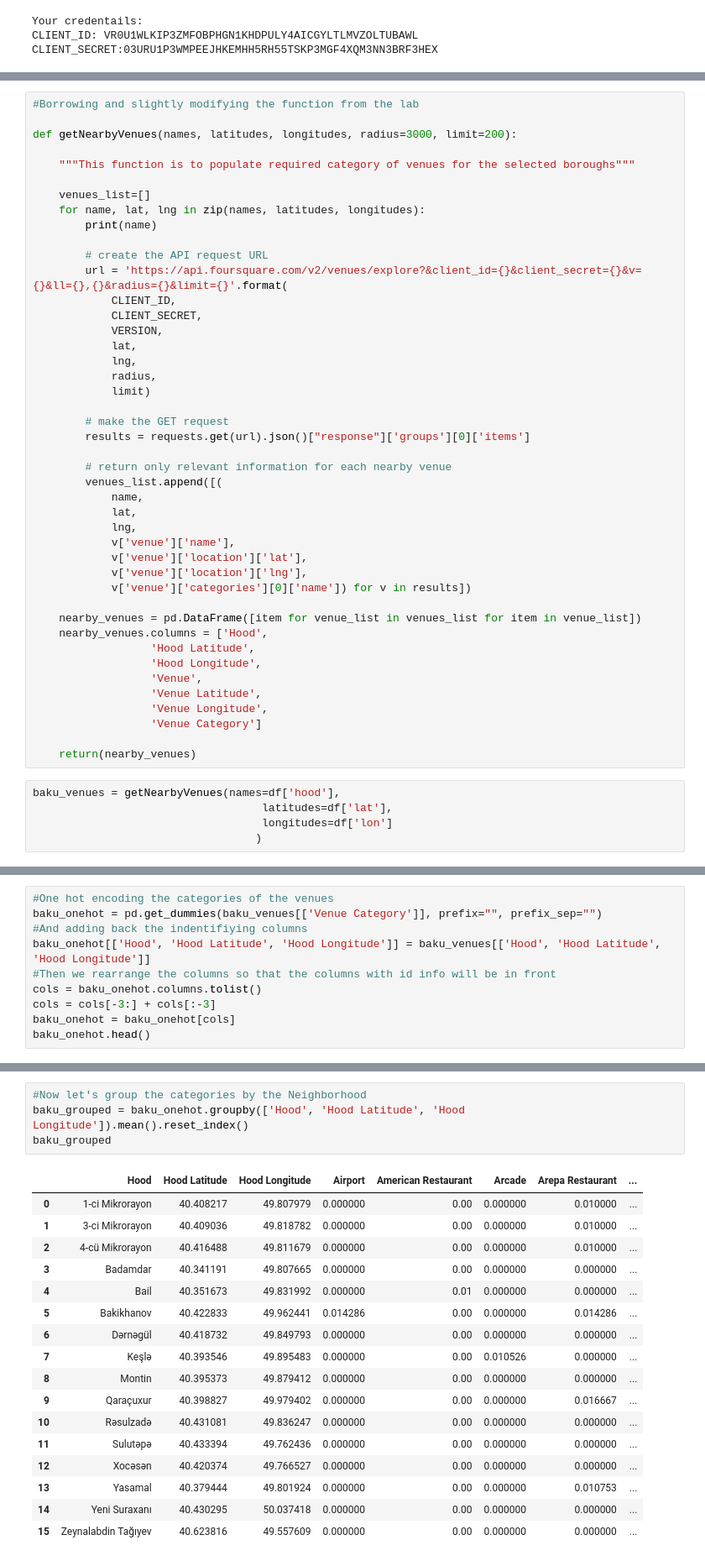
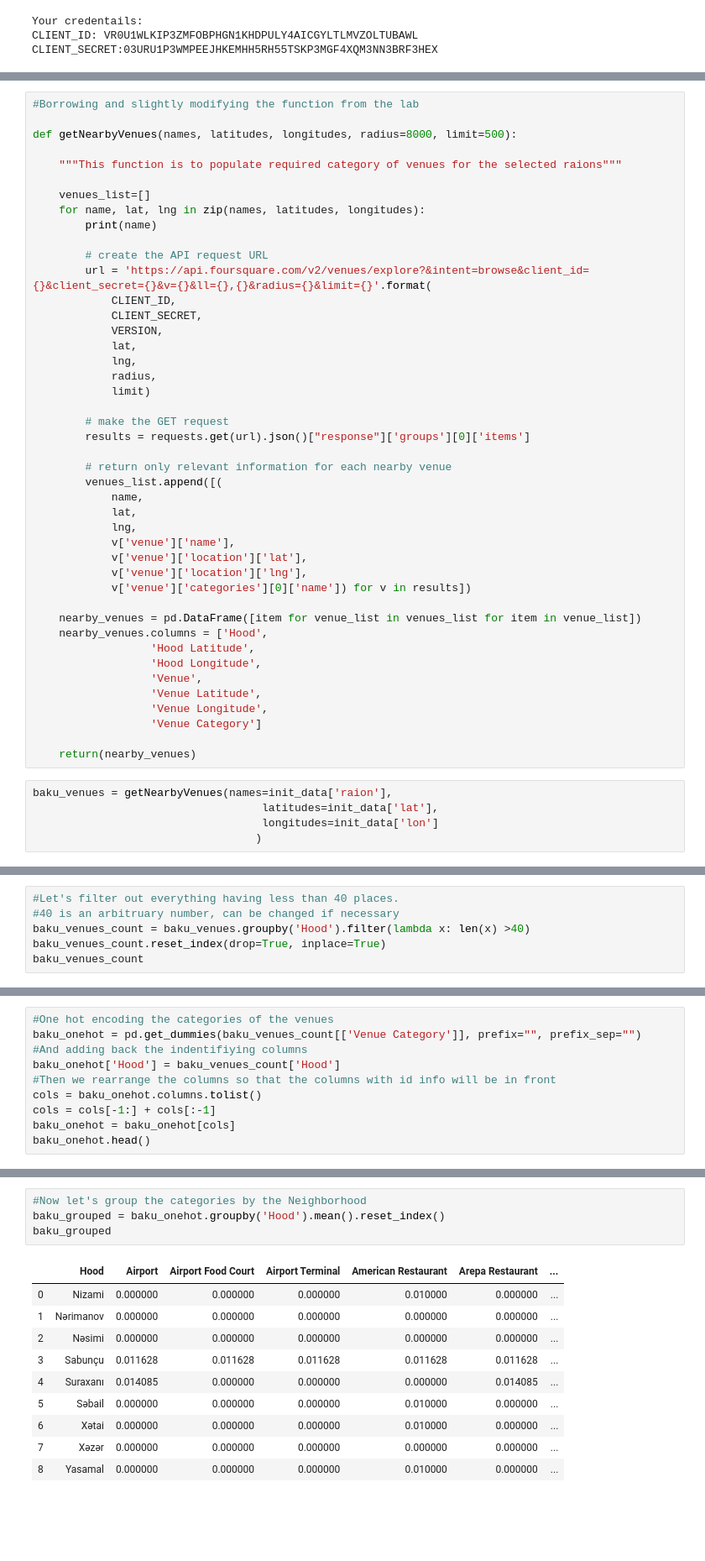
Before and after one commit to zlobendog/Coursera_Capstone, a Jupyter notebook: Battle of Neighborhoods.ipynb, the cells around one changed output, grey strips where cells are left out. Shown at 84% size. Saved outputs shown, nothing was run; the diff lists cells and outputs as text; blank space fills up the shorter version.

```diff
--- a/Battle of Neighborhoods.ipynb
+++ b/Battle of Neighborhoods.ipynb
@@ -171,16 +234,16 @@ def get_category_type(row):
 # %%
 #Borrowing and slightly modifying the function from the lab
 
-def getNearbyVenues(names, latitudes, longitudes, radius=3000, limit=200):
+def getNearbyVenues(names, latitudes, longitudes, radius=8000, limit=500):
 
-    """This function is to populate required category of venues for the selected boroughs"""
+    """This function is to populate required category of venues for the selected raions"""
 
     venues_list=[]
     for name, lat, lng in zip(names, latitudes, longitudes):
         print(name)
 
         # create the API request URL
-        url = 'https://api.foursquare.com/v2/venues/explore?&client_id={}&client_secret={}&v={}&ll={},{}&radius={}&limit={}'.format(
+        url = 'https://api.foursquare.com/v2/venues/explore?&intent=browse&client_id={}&client_secret={}&v={}&ll={},{}&radius={}&limit={}'.format(
             CLIENT_ID,
             CLIENT_SECRET,
             VERSION,
@@ -213,8 +276,8 @@ def getNearbyVenues(names, latitudes, longitudes, radius=3000, limit=200):
 
     return(nearby_venues)
 # %%
-baku_venues = getNearbyVenues(names=df['hood'],
-                                   latitudes=df['lat'],
-                                   longitudes=df['lon']
+baku_venues = getNearbyVenues(names=init_data['raion'],
+                                   latitudes=init_data['lat'],
+                                   longitudes=init_data['lon']
                                   )
 # %% [output]
@@ -266,0 +327,6 @@ baku_venues.groupby('Hood').count()
+# %%
+#Let's filter out everything having less than 40 places.
+#40 is an arbitruary number, can be changed if necessary
+baku_venues_count = baku_venues.groupby('Hood').filter(lambda x: len(x) >40)
+baku_venues_count.reset_index(drop=True, inplace=True)
+baku_venues_count
@@ -271,11 +359,11 @@ There are 150 uniques categories.
 # %%
 #One hot encoding the categories of the venues
-baku_onehot = pd.get_dummies(baku_venues[['Venue Category']], prefix="", prefix_sep="")
+baku_onehot = pd.get_dummies(baku_venues_count[['Venue Category']], prefix="", prefix_sep="")
 #And adding back the indentifiying columns
-baku_onehot[['Hood', 'Hood Latitude', 'Hood Longitude']] = baku_venues[['Hood', 'Hood Latitude', 'Hood Longitude']]
+baku_onehot['Hood'] = baku_venues_count['Hood']
 #Then we rearrange the columns so that the columns with id info will be in front
 cols = baku_onehot.columns.tolist()
-cols = cols[-3:] + cols[:-3]
+cols = cols[-1:] + cols[:-1]
 baku_onehot = baku_onehot[cols]
 baku_onehot.head()
 # %% [output]
@@ -289,22 +377,15 @@ baku_onehot.head()
 # %%
 #Now let's group the categories by the Neighborhood
-baku_grouped = baku_onehot.groupby(['Hood', 'Hood Latitude', 'Hood Longitude']).mean().reset_index()
+baku_grouped = baku_onehot.groupby('Hood').mean().reset_index()
 baku_grouped
 # %% [output]
-|  | Hood | Hood Latitude | Hood Longitude | Airport | American Restaurant | Arcade | Arepa Restaurant | ... |
-| 0 | 1-ci Mikrorayon | 40.408217 | 49.807979 | 0.000000 | 0.00 | 0.000000 | 0.010000 | ... |
-| 1 | 3-ci Mikrorayon | 40.409036 | 49.818782 | 0.000000 | 0.00 | 0.000000 | 0.010000 | ... |
-| 2 | 4-cü Mikrorayon | 40.416488 | 49.811679 | 0.000000 | 0.00 | 0.000000 | 0.010000 | ... |
-| 3 | Badamdar | 40.341191 | 49.807665 | 0.000000 | 0.00 | 0.000000 | 0.000000 | ... |
-| 4 | Bail | 40.351673 | 49.831992 | 0.000000 | 0.01 | 0.000000 | 0.000000 | ... |
-| 5 | Bakikhanov | 40.422833 | 49.962441 | 0.014286 | 0.00 | 0.000000 | 0.014286 | ... |
-| 6 | Dərnəgül | 40.418732 | 49.849793 | 0.000000 | 0.00 | 0.000000 | 0.000000 | ... |
-| 7 | Keşlə | 40.393546 | 49.895483 | 0.000000 | 0.00 | 0.010526 | 0.000000 | ... |
-| 8 | Montin | 40.395373 | 49.879412 | 0.000000 | 0.00 | 0.000000 | 0.000000 | ... |
-| 9 | Qaraçuxur | 40.398827 | 49.979402 | 0.000000 | 0.00 | 0.000000 | 0.016667 | ... |
-| 10 | Rəsulzadə | 40.431081 | 49.836247 | 0.000000 | 0.00 | 0.000000 | 0.000000 | ... |
-| 11 | Sulutəpə | 40.433394 | 49.762436 | 0.000000 | 0.00 | 0.000000 | 0.000000 | ... |
-| 12 | Xocəsən | 40.420374 | 49.766527 | 0.000000 | 0.00 | 0.000000 | 0.000000 | ... |
-| 13 | Yasamal | 40.379444 | 49.801924 | 0.000000 | 0.00 | 0.000000 | 0.010753 | ... |
-| 14 | Yeni Suraxanı | 40.430295 | 50.037418 | 0.000000 | 0.00 | 0.000000 | 0.000000 | ... |
-| 15 | Zeynalabdin Tağıyev | 40.623816 | 49.557609 | 0.000000 | 0.00 | 0.000000 | 0.000000 | ... |
+|  | Hood | Airport | Airport Food Court | Airport Terminal | American Restaurant | Arepa Restaurant | ... |
+| 0 | Nizami | 0.000000 | 0.000000 | 0.000000 | 0.010000 | 0.000000 | ... |
+| 1 | Nərimanov | 0.000000 | 0.000000 | 0.000000 | 0.000000 | 0.000000 | ... |
+| 2 | Nəsimi | 0.000000 | 0.000000 | 0.000000 | 0.000000 | 0.000000 | ... |
+| 3 | Sabunçu | 0.011628 | 0.011628 | 0.011628 | 0.011628 | 0.011628 | ... |
+| 4 | Suraxanı | 0.014085 | 0.000000 | 0.000000 | 0.000000 | 0.014085 | ... |
+| 5 | Səbail | 0.000000 | 0.000000 | 0.000000 | 0.010000 | 0.000000 | ... |
+| 6 | Xətai | 0.000000 | 0.000000 | 0.000000 | 0.010000 | 0.000000 | ... |
+| 7 | Xəzər | 0.000000 | 0.000000 | 0.000000 | 0.000000 | 0.000000 | ... |
+| 8 | Yasamal | 0.000000 | 0.000000 | 0.000000 | 0.010000 | 0.000000 | ... |
```
Also changed, not shown: parts of 43 cells of this notebook.
